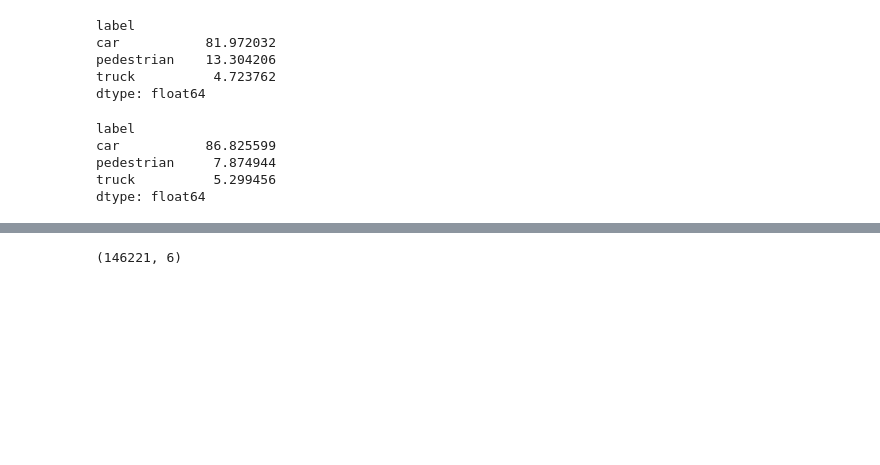
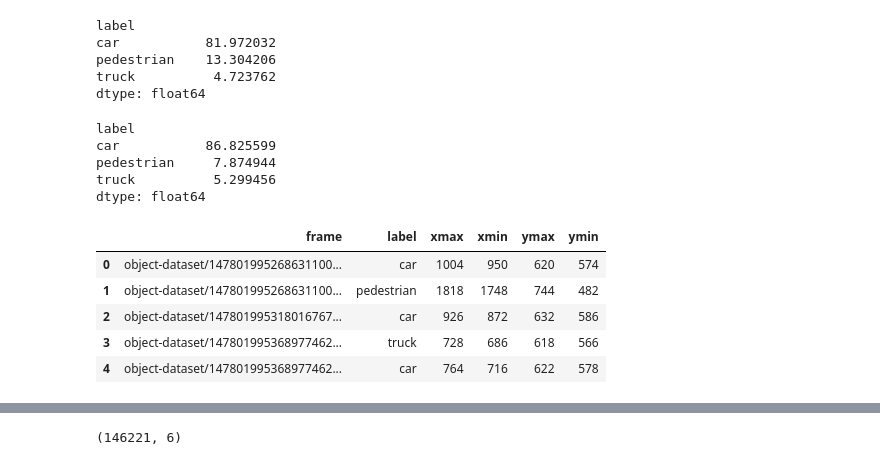
Before and after one commit to cocoza4/ssd_keras, a Jupyter notebook: groundtruth_builder.ipynb, the cells around one changed output, grey strips where cells are left out. Drawn from its saved outputs; the diff is of its cells as text; code cells hidden in the pictures; blank space fills up the shorter version.

```diff
--- a/groundtruth_builder.ipynb
+++ b/groundtruth_builder.ipynb
@@ -64,4 +64,14 @@ car           86.825599
 pedestrian     7.874944
 truck          5.299456
 dtype: float64
+# %%
+df = pd.concat([df1, df2], axis=0)
+df.head()
+# %% [output]
+|  | frame | label | xmax | xmin | ymax | ymin |
+| 0 | object-dataset/147801995268631100... | car | 1004 | 950 | 620 | 574 |
+| 1 | object-dataset/147801995268631100... | pedestrian | 1818 | 1748 | 744 | 482 |
+| 2 | object-dataset/147801995318016767... | car | 926 | 872 | 632 | 586 |
+| 3 | object-dataset/147801995368977462... | truck | 728 | 686 | 618 | 566 |
+| 4 | object-dataset/147801995368977462... | car | 764 | 716 | 622 | 578 |
 # %%
```
Also changed, not shown: parts of 18 cells of this notebook, 3 other files.
